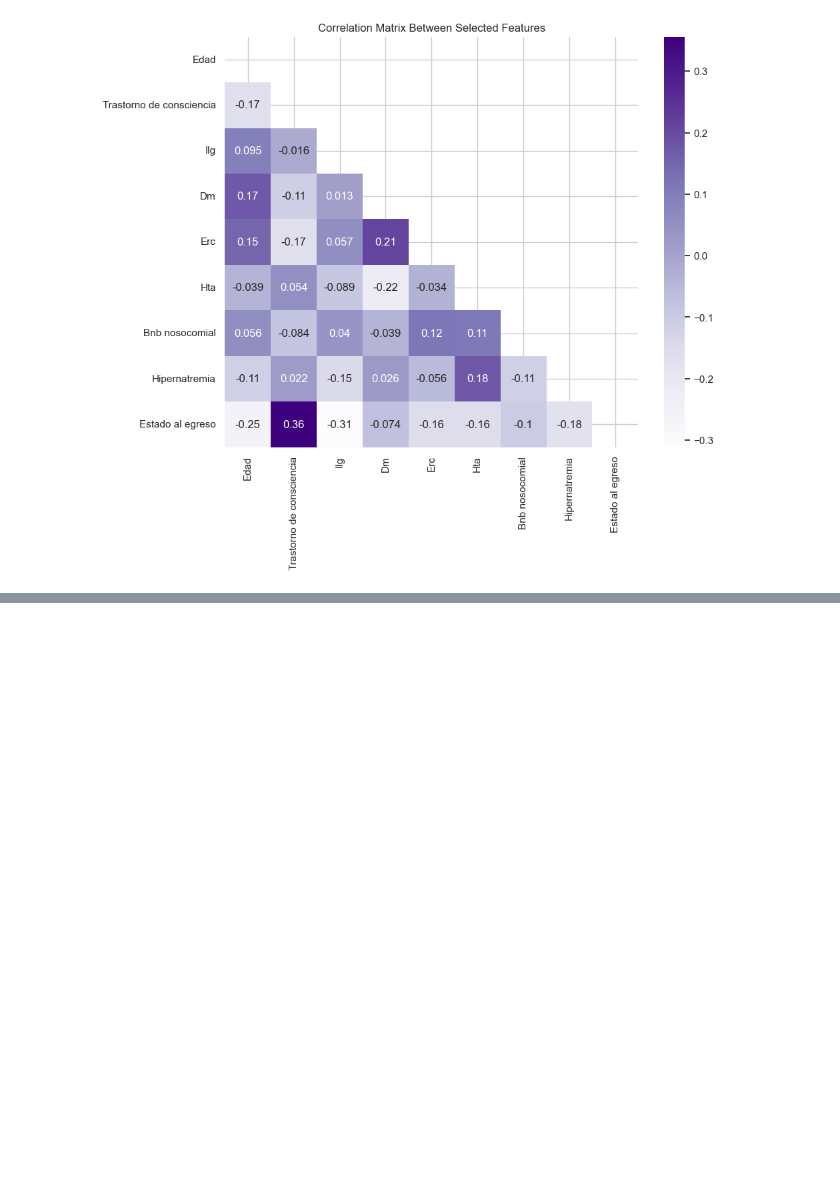
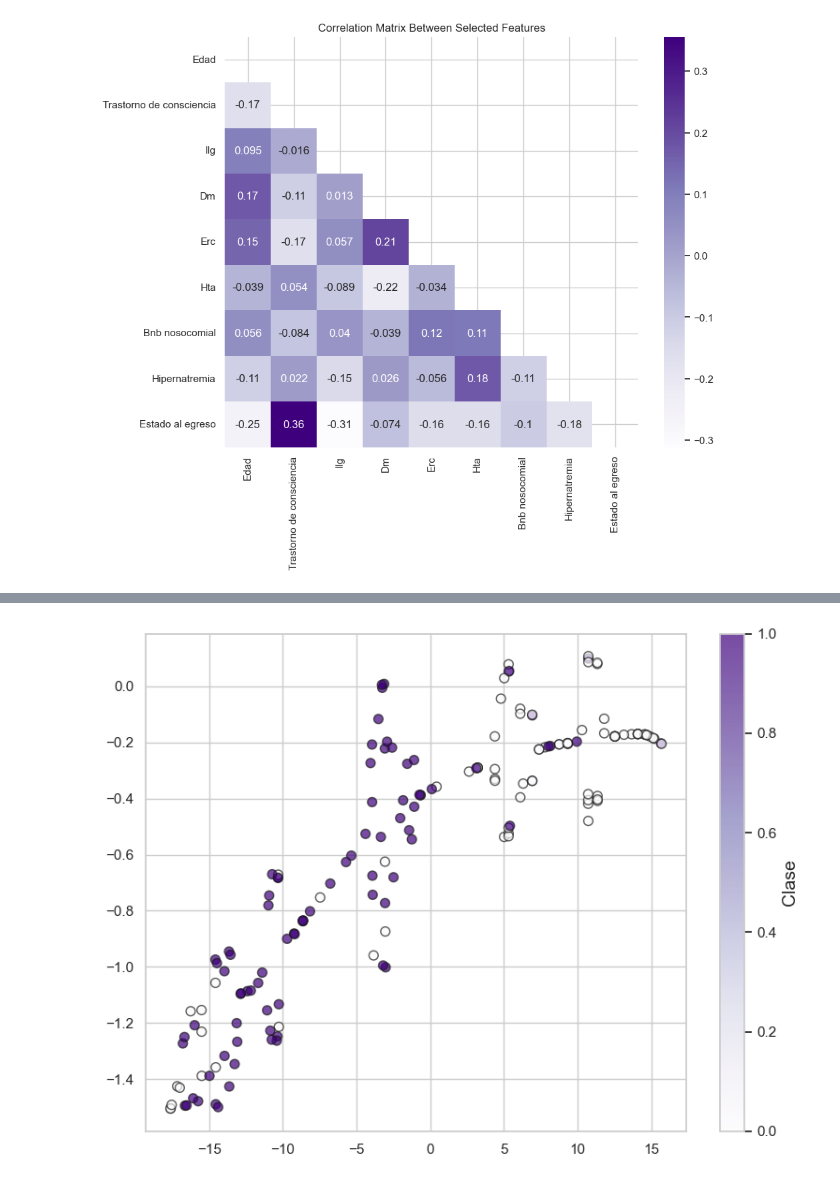
Before and after one commit to serize02/LGI-predictor, a Jupyter notebook: notebooks/00-initial-data-exploration.ipynb, the cells around one changed output, grey strips where cells are left out. Cells and saved outputs as stored; diff of their text form; code cells hidden in the pictures; blank space fills up the shorter version.

```diff
--- a/notebooks/00-initial-data-exploration.ipynb
+++ b/notebooks/00-initial-data-exploration.ipynb
@@ -211,3 +232,19 @@ Text(0.5, 1.0, 'Correlation Matrix Between Selected Features')
+# %%
+
+from sklearn.manifold import TSNE
+
+X_embedded = TSNE(n_components=2, random_state=42).fit_transform(X)
+
+plt.figure(figsize=(8, 6))
+scatter = plt.scatter(X_embedded[:, 0], X_embedded[:, 1], c=y, cmap='Purples', s=50, alpha=0.7, edgecolors='k')
+
+cbar = plt.colorbar(scatter)
+cbar.set_label('Clase', fontsize=14)
+
+plt.tight_layout()
+plt.show()
+# %% [output]
+[figure, added]
 # %%
 data_clf = X.join(y)
 data_clf.to_csv('data/processed/clf/data.csv', index=False)
```
Also changed, not shown: parts of 10 cells of this notebook, 8 other files.
